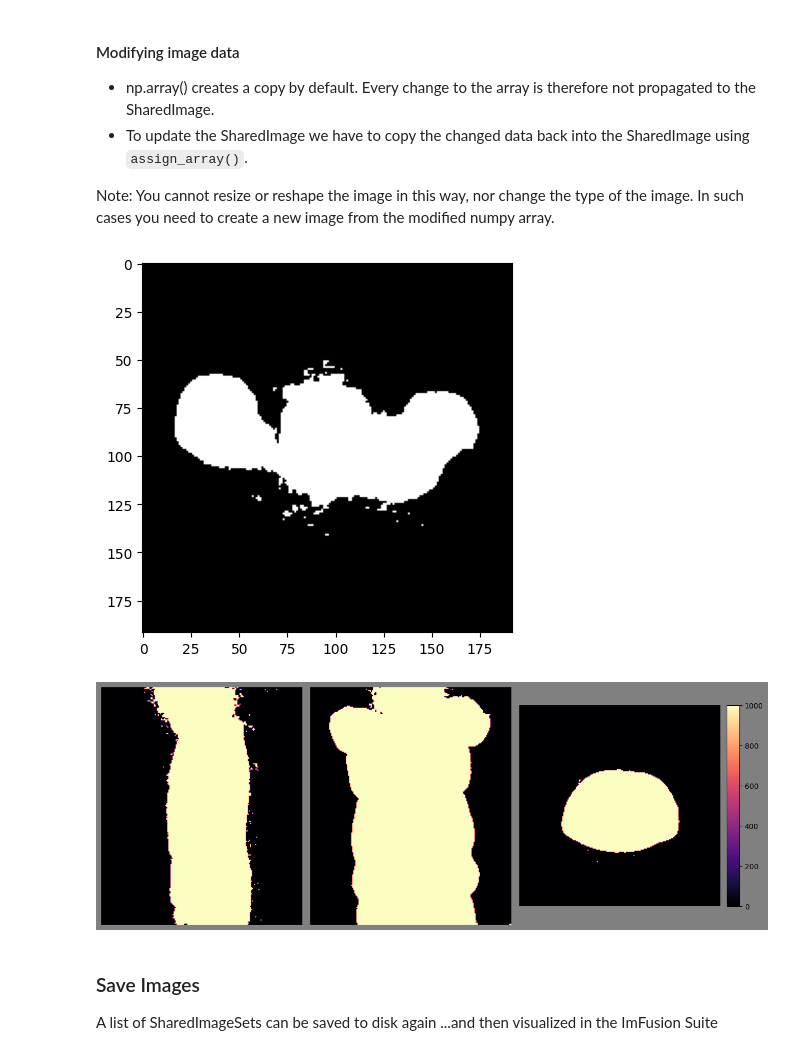
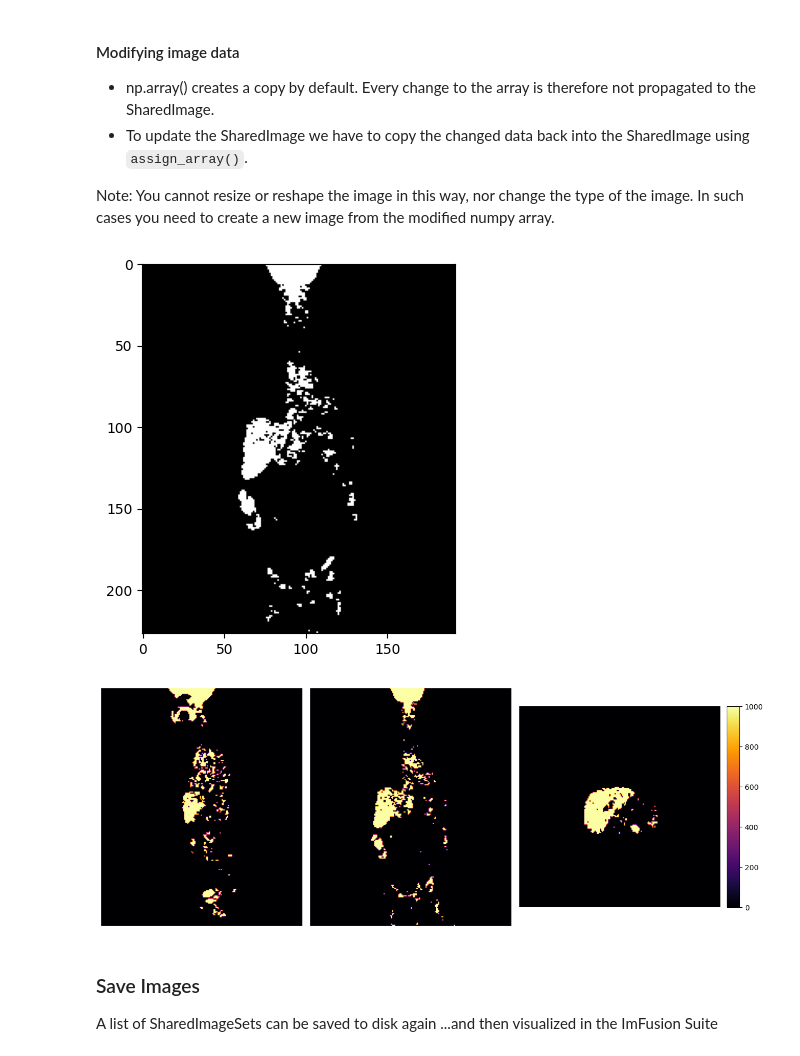
Before and after one commit to ImFusionGmbH/public-python-demos, a Jupyter notebook: imfusion_sdk/1_working_with_images.ipynb, the cells around one changed output. Drawn from its saved outputs; the diff is of its cells as text; code cells hidden in the pictures.

```diff
--- a/imfusion_sdk/1_working_with_images.ipynb
+++ b/imfusion_sdk/1_working_with_images.ipynb
@@ -121,19 +124,20 @@ imfusion.SharedImageSet(size: 1, [imfusion.SharedImage(DOUBLE width: 32 height:
 Note: You cannot resize or reshape the image in this way, nor change the type of the image. In such cases you need to create a new image from the modified numpy array.
 # %%
 # Create mask by thresholding
+pet_image = pet.clone()[0]
 array = np.array(pet_image, copy=False)
 
-threshold = 100
+threshold = 10000
 array[array < threshold] = 0
 array[array >= threshold] = 1000
 
-plt.imshow(array[200, :, :, :], cmap='gray')
+plt.imshow(array[::-1, 95, :, :], cmap='gray')
 plt.show()
 pet_image.assign_array(array)
 mpr_plot(pet_image)
 # %% [output]
-[figure, old version]
+[figure, new version]
-[figure, old version]
+[figure, new version]
 # %% [markdown]
 ### Save Images
 A list of SharedImageSets can be saved to disk again ...and then visualized in the ImFusion Suite
```
Also changed, not shown: parts of 7 cells of this notebook, 7 other files.
